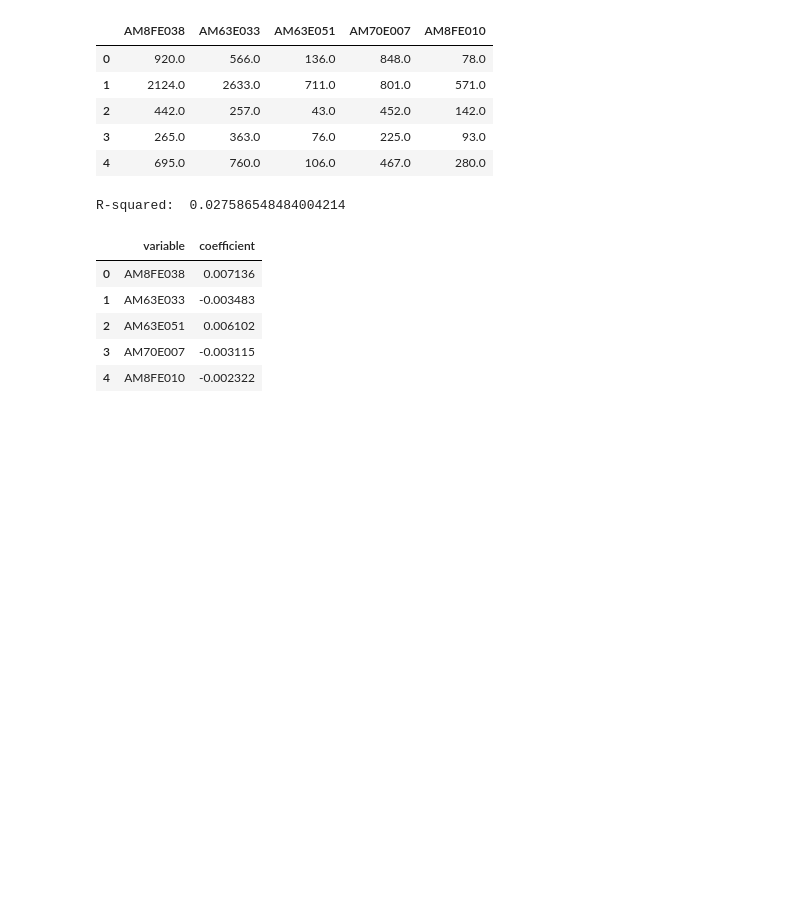
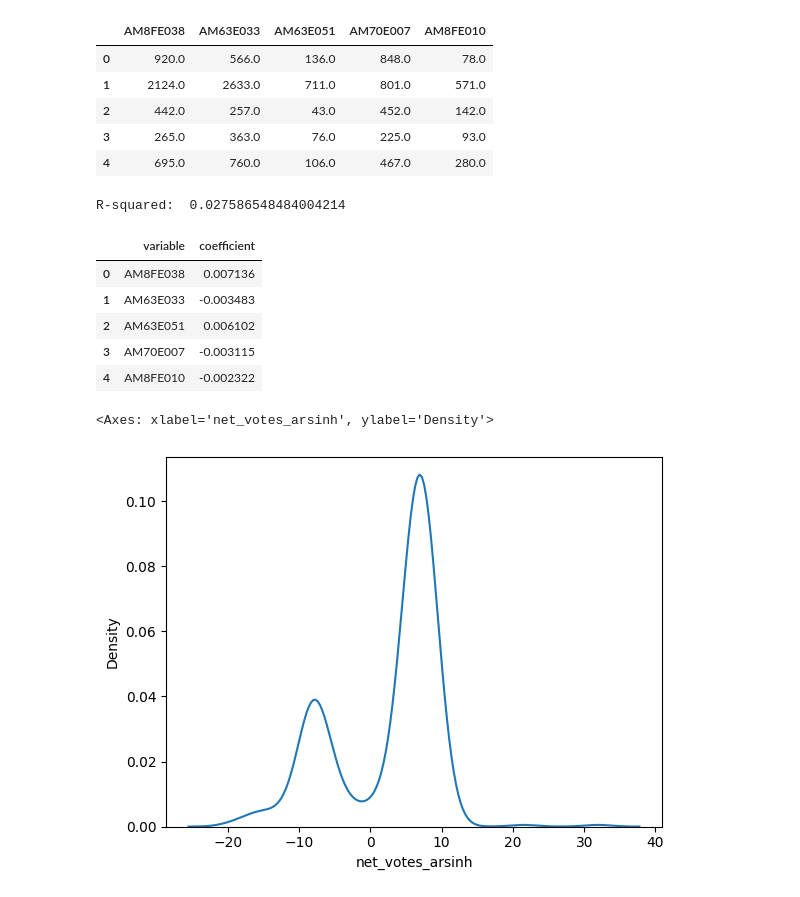
Before and after one commit to rtomek9/project_votingGroup23DS3001, a Jupyter notebook: votingEDAandwrangling_linear_model.ipynb, the cells around one changed output. Saved outputs shown, nothing was run; the diff lists cells and outputs as text; code cells hidden in the pictures; blank space fills up the shorter version.

```diff
--- a/votingEDAandwrangling_linear_model.ipynb
+++ b/votingEDAandwrangling_linear_model.ipynb
@@ -441,3 +441,8 @@ R-squared:  0.027586548484004214
 | 2 | AM63E051 | 0.006102 |
 | 3 | AM70E007 | -0.003115 |
 | 4 | AM8FE010 | -0.002322 |
+# %%
+sns.kdeplot(merged_df['net_votes_arsinh'] -reg.predict(X) ) # Residual plot
+# %% [output]
+<Axes: xlabel='net_votes_arsinh', ylabel='Density'>
+[figure, added]
```
Also changed, not shown: parts of 5 cells of this notebook.
